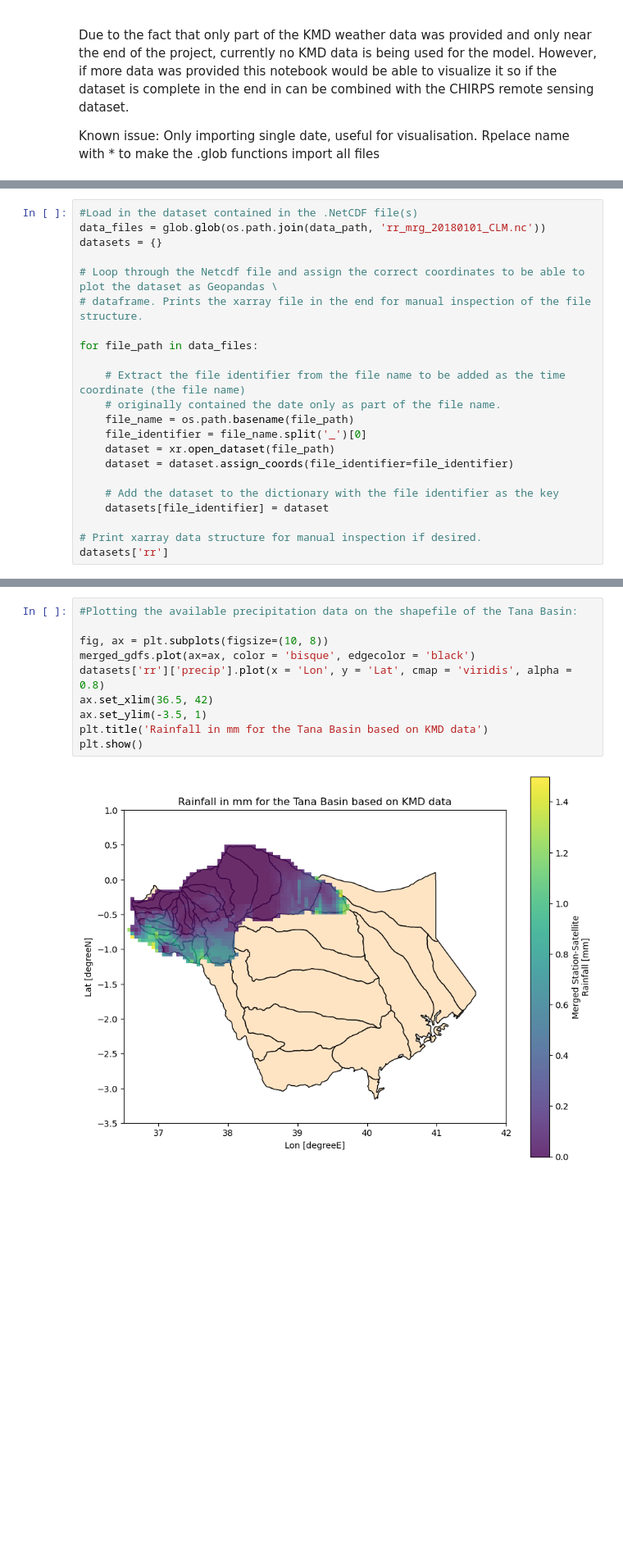
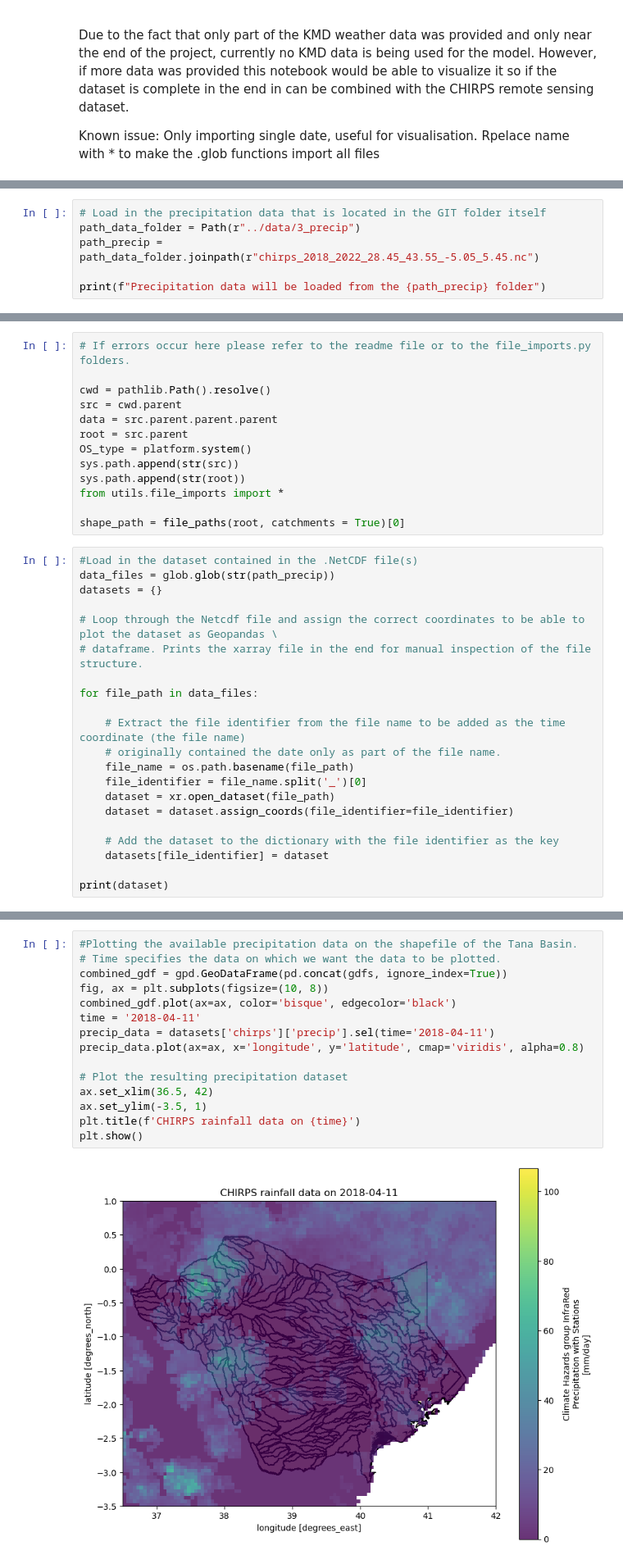
Before and after one commit to pjdebruijn2505/Git_mdp, a Jupyter notebook: data_processing/data_processing_KMD (D).ipynb, the cells around one changed output, grey strips where cells are left out. Shown at 82% size. Saved outputs shown, nothing was run; the diff lists cells and outputs as text; blank space fills up the shorter version.

Commit message:
Data_processing_finished

```diff
--- a/data_processing/data_processing_KMD (D).ipynb
+++ b/data_processing/data_processing_KMD (D).ipynb
@@ -40,0 +21,6 @@ Welcome Mootje, have a wondeful day on your Windows machine. Your data should be
+# %%
+# Load in the precipitation data that is located in the GIT folder itself
+path_data_folder = Path(r"../data/3_precip")
+path_precip = path_data_folder.joinpath(r"chirps_2018_2022_28.45_43.55_-5.05_5.45.nc")
+
+print(f"Precipitation data will be loaded from the {path_precip} folder")
@@ -41,6 +29,19 @@ Welcome Mootje, have a wondeful day on your Windows machine. Your data should be
+# %%
+# If errors occur here please refer to the readme file or to the file_imports.py folders.
+
+cwd = pathlib.Path().resolve()
+src = cwd.parent
+data = src.parent.parent.parent
+root = src.parent
+OS_type = platform.system()
+sys.path.append(str(src))
+sys.path.append(str(root))
+from utils.file_imports import *
+
+shape_path = file_paths(root, catchments = True)[0]
 # %%
 #Load in the dataset contained in the .NetCDF file(s)
-data_files = glob.glob(os.path.join(data_path, 'rr_mrg_20180101_CLM.nc'))
+data_files = glob.glob(str(path_precip))
 datasets = {}
 
 # Loop through the Netcdf file and assign the correct coordinates to be able to plot the dataset as Geopandas \
@@ -58,6 +59,5 @@ for file_path in data_files:
     # Add the dataset to the dictionary with the file identifier as the key
     datasets[file_identifier] = dataset
 
-# Print xarray data structure for manual inspection if desired.
-datasets['rr']
+print(dataset)
 # %% [output]
@@ -84,12 +91,17 @@ NameError: name 'os' is not defined
 # %%
-#Plotting the available precipitation data on the shapefile of the Tana Basin:
+#Plotting the available precipitation data on the shapefile of the Tana Basin.
+# Time specifies the data on which we want the data to be plotted.
+combined_gdf = gpd.GeoDataFrame(pd.concat(gdfs, ignore_index=True))
+fig, ax = plt.subplots(figsize=(10, 8))
+combined_gdf.plot(ax=ax, color='bisque', edgecolor='black')
+time = '2018-04-11'
+precip_data = datasets['chirps']['precip'].sel(time='2018-04-11')
+precip_data.plot(ax=ax, x='longitude', y='latitude', cmap='viridis', alpha=0.8)
 
-fig, ax = plt.subplots(figsize=(10, 8))
-merged_gdfs.plot(ax=ax, color = 'bisque', edgecolor = 'black')
-datasets['rr']['precip'].plot(x = 'Lon', y = 'Lat', cmap = 'viridis', alpha = 0.8)
+# Plot the resulting precipitation dataset
 ax.set_xlim(36.5, 42)
 ax.set_ylim(-3.5, 1)
-plt.title('Rainfall in mm for the Tana Basin based on KMD data')
+plt.title(f'CHIRPS rainfall data on {time}')
 plt.show()
 # %% [output]
-[figure, old version]
+[figure, new version]
```
Also changed, not shown: parts of 5 cells of this notebook, 8 other files.
